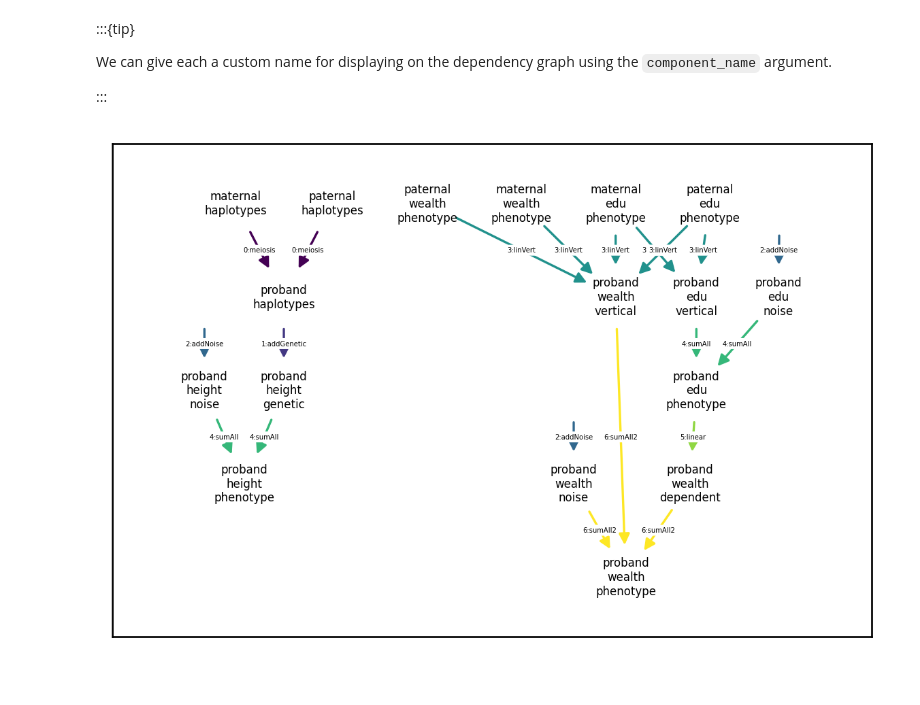
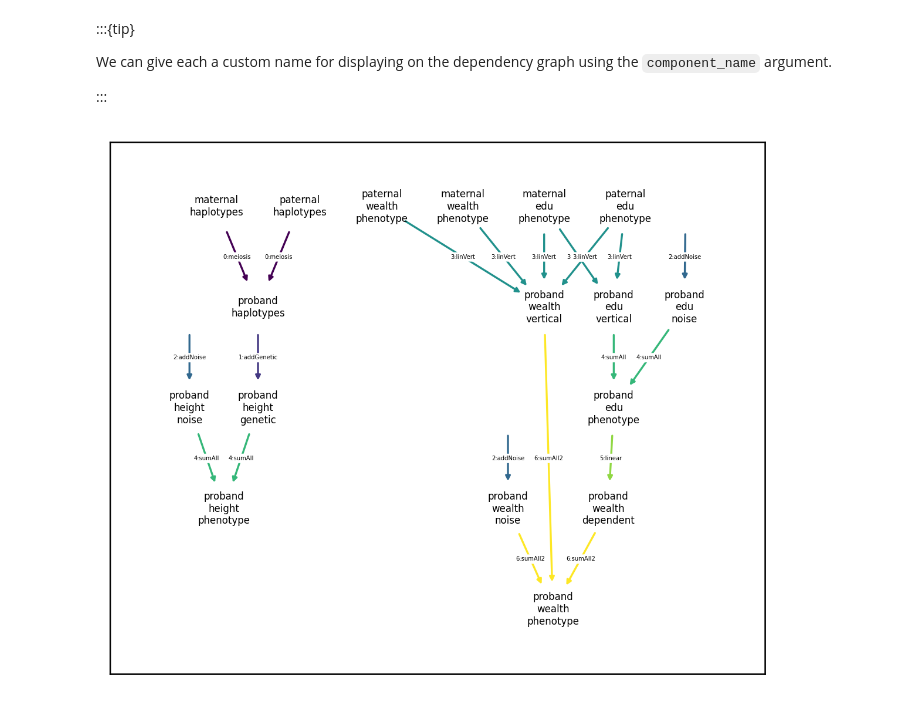
Before and after one commit to rborder/xftsim, a Jupyter notebook: docs/userguide/arch.ipynb, the cells around one changed output. Drawn from its saved outputs; the diff is of its cells as text; code cells hidden in the pictures.

```diff
--- a/docs/userguide/arch.ipynb
+++ b/docs/userguide/arch.ipynb
@@ -601,3 +601,4 @@ pd.corr()**2
 # %%
+plt.rcParams['figure.figsize'] = [6.,5.] ## better looking plots
 xft.arch.Architecture([ncomp, vtcomp, strans]).draw_dependency_graph()
 # %% [output]
@@ -847,17 +848,17 @@ We can give each a custom name for displaying on the dependency graph using the
 # %%
 input_cindex=xft.index.ComponentIndex(['wealth', 'wealth','wealth'],
                                       ['noise', 'vertical','dependent'])
 
 strans_redux3 = xft.arch.SumAllTransformation(input_cindex,
                                               component_name='sumAll2')
 
 
 arch_redux3 = xft.arch.Architecture([genetic_comp,
                                      noise_comp,
                                      vt_comp,
                                      strans_redux1,
                                      causal_comp,
                                      strans_redux3])
-arch_redux3.draw_dependency_graph(font_size=5, node_size=800)
+arch_redux3.draw_dependency_graph(font_size=5, node_size=800, arrowsize=5)
 # %% [output]
-[figure, old version]
+[figure, new version]
```
Also changed, not shown: parts of 13 cells of this notebook, 4 other files.
